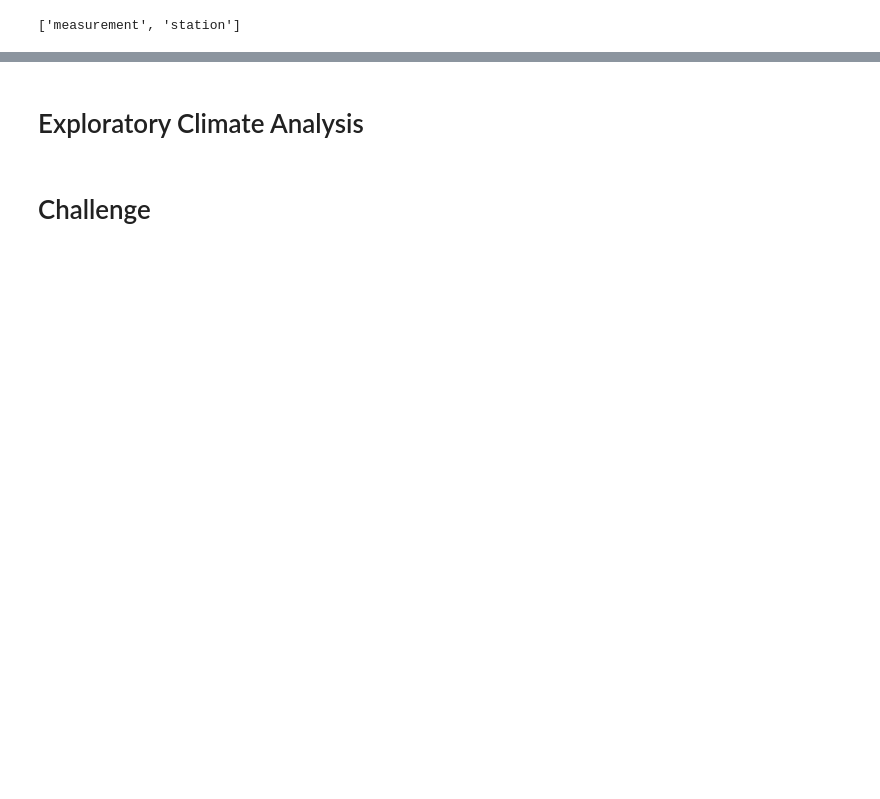
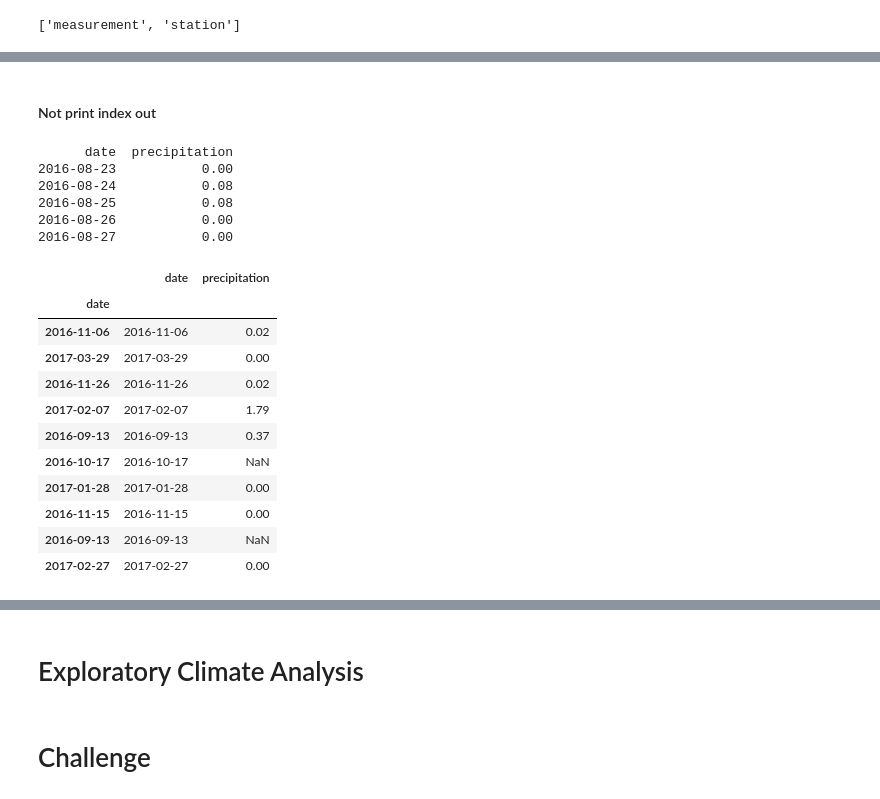
Before and after one commit to Simon-Xu-Lan/surfs_up, a Jupyter notebook: climate_analysis.ipynb, the cells around one changed output, grey strips where cells are left out. Drawn from its saved outputs; the diff is of its cells as text; code cells hidden in the pictures; blank space fills up the shorter version.

```diff
--- a/climate_analysis.ipynb
+++ b/climate_analysis.ipynb
@@ -36,0 +187,26 @@ Station = Base.classes.station
+# %% [markdown]
+#### Not print index out
+# %%
+print(df.head().to_string(index=False))
+# %% [output]
+      date  precipitation
+2016-08-23           0.00
+2016-08-24           0.08
+2016-08-25           0.08
+2016-08-26           0.00
+2016-08-27           0.00
+# %%
+df.sample(int(len(df)*0.05)).sample(10)
+# %% [output]
+|  | date | precipitation |
+| date |  |  |
+| 2016-11-06 | 2016-11-06 | 0.02 |
+| 2017-03-29 | 2017-03-29 | 0.00 |
+| 2016-11-26 | 2016-11-26 | 0.02 |
+| 2017-02-07 | 2017-02-07 | 1.79 |
+| 2016-09-13 | 2016-09-13 | 0.37 |
+| 2016-10-17 | 2016-10-17 | NaN |
+| 2017-01-28 | 2017-01-28 | 0.00 |
+| 2016-11-15 | 2016-11-15 | 0.00 |
+| 2016-09-13 | 2016-09-13 | NaN |
+| 2017-02-27 | 2017-02-27 | 0.00 |
```
Also changed, not shown: parts of 45 cells of this notebook.
